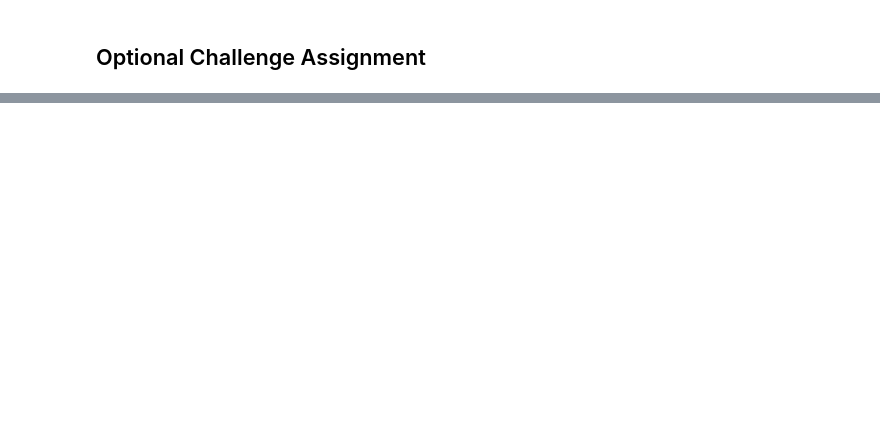
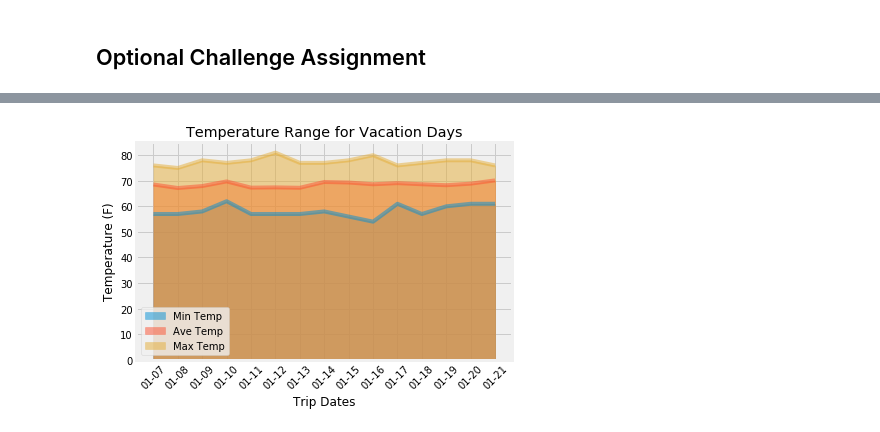
Before and after one commit to blizzardfun/sqlalchemy, a Jupyter notebook: climate_starter.ipynb, the cells around one changed output, grey strips where cells are left out. Saved outputs shown, nothing was run; the diff lists cells and outputs as text; code cells hidden in the pictures; blank space fills up the shorter version.

```diff
--- a/climate_starter.ipynb
+++ b/climate_starter.ipynb
@@ -310,0 +279,16 @@ plt.show()
+# %%
+# Calculate the rainfall per weather station for your trip dates using the previous year's matching dates.
+# Sort this in descending order by precipitation amount and list the station, name, latitude, longitude, and elevation
+sel=[func.sum(Measurement.prcp),Measurement.station,Station.name,Station.latitude,Station.longitude,Station.elevation]
+
+trip_percip=session.query(*sel).filter(Measurement.station==Station.station).\
+filter(Measurement.date >= start_date).\
+filter(Measurement.date <= end_date).\
+group_by(Measurement.station).order_by(func.sum(Measurement.prcp).desc()).all()
+
+print(f"Total Rainfall for {start_date} to {end_date} ")
+print(" Prcp    Station        Station Name                              Latitude   Longitude    Elevation")
+print("----------------------------------------------------------------------------------------------------")
+for record in trip_percip: #  {:10}'.format('test')
+  #  print(" {:5}   {:12}   {:40}   {:10}   {:10}   {:10}".format(record))
+    print(f" {record[0]:5.5}   {record[1]:12.12}   {record[2]:40.40}{record[3]:10.10}   {record[4]:10.10}{record[5]:10.10}")
@@ -334,11 +331,22 @@ daily_normals("01-01")
 # push each tuple of calculations into a list called `normals`
 
 # Set the start and end date of the trip
+#  PREVIOUSLY SET
+# Use the start and end date to create a range of dates
+date_range=[]
+running_date=start_date
+while running_date <= end_date:
+    date_range.append(running_date)
+    running_date = running_date + dt.timedelta(days=1)
 
-# Use the start and end date to create a range of dates
 
 # Stip off the year and save a list of %m-%d strings
-
+trip_date=[my_date.strftime("%m-%d") for my_date in date_range]
+#print(trip_date[0])
 # Loop through the list of %m-%d strings and calculate the normals for each date
+normals=[daily_normals(my_date)[0] for my_date in trip_date]
+#print(normals)
 # %%
 # Load the previous query results into a Pandas DataFrame and add the `trip_dates` range as the `date` index
+daily_norms=pd.DataFrame(normals,index=trip_date,columns=["Min Temp","Ave Temp","Max Temp"])
+daily_norms.head()
@@ -346,0 +360,13 @@ daily_normals("01-01")
+# %%
+# Plot the daily normals as an area plot with `stacked=False`
+x_axis=np.arange(0,len(trip_date),1)
+daily_norms.plot.area(stacked=False)
+
+plt.xlabel("Trip Dates")
+plt.ylabel("Temperature (F)")
+plt.title("Temperature Range for Vacation Days")
+plt.xticks(x_axis,trip_date,rotation=45)
+plt.savefig("Images/my_dailynorms.png")
+plt.show()
+# %% [output]
+[figure, added]
```
Also changed, not shown: parts of 13 cells of this notebook, 3 other files.
